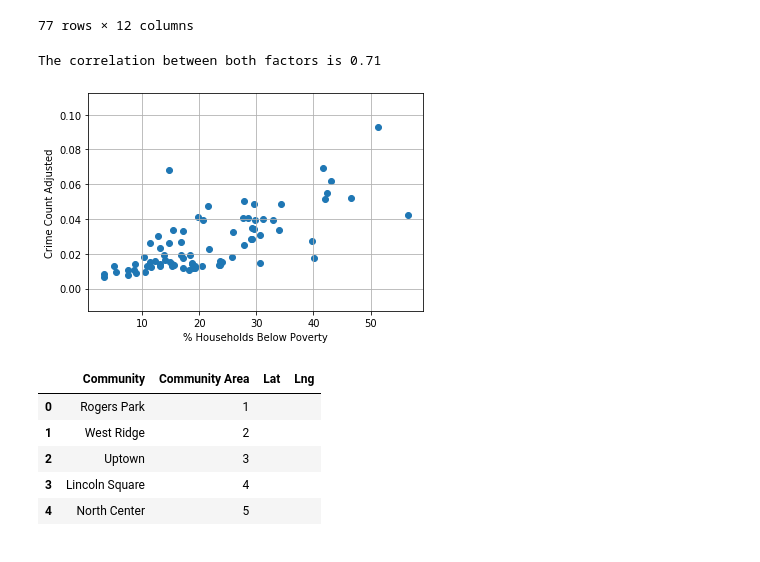
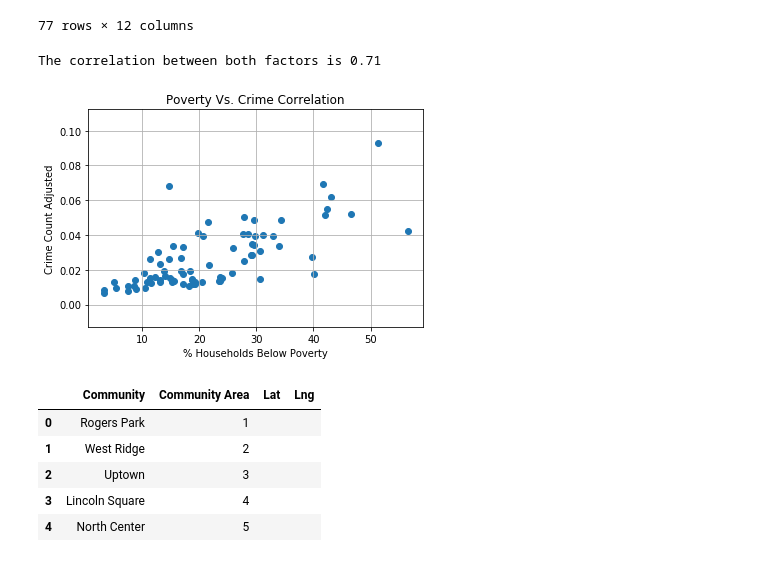
Before and after one commit to NUBootcampTeam/ParksAndPotholes, a Jupyter notebook: ecn_crime.ipynb, the cells around one changed output. Saved outputs shown, nothing was run; the diff lists cells and outputs as text; code cells hidden in the pictures.

```diff
--- a/ecn_crime.ipynb
+++ b/ecn_crime.ipynb
@@ -114,15 +114,17 @@ combine
 # %%
 # Get correlations and scatter plot
 correlation = st.pearsonr(combine.iloc[:, 8], combine['Crime Count Adjusted'])
 print(f"The correlation between both factors is {round(correlation[0],2)}")
 plt.scatter(combine.iloc[:, 8], combine['Crime Count Adjusted'])
 plt.xlabel('% Households Below Poverty')
 plt.ylabel('Crime Count Adjusted')
 plt.grid()
+plt.title('Poverty Vs. Crime Correlation')
+plt.savefig('corr_crime_poverty.png')
 plt.show()
 # %% [output]
 The correlation between both factors is 0.71
-[figure, old version]
+[figure, new version]
 # %%
 # getting df for heatmap
 community_lnglat = combine[['Community', 'Community Area']]
```
Also changed, not shown: parts of 3 cells of this notebook, 4 other files.
